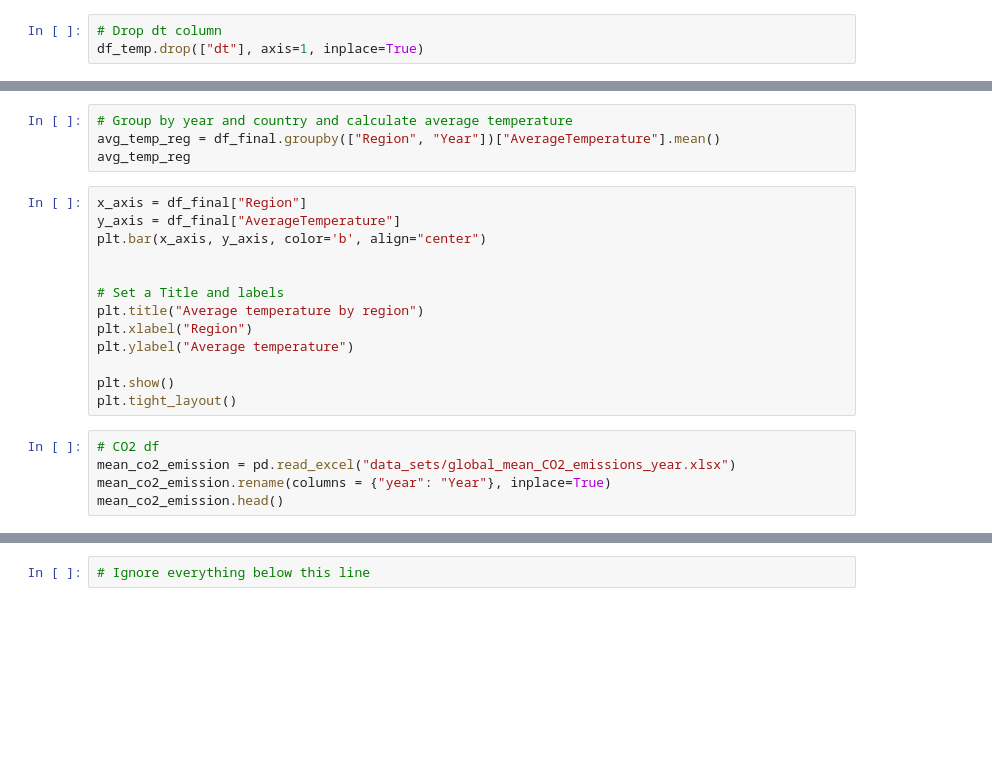
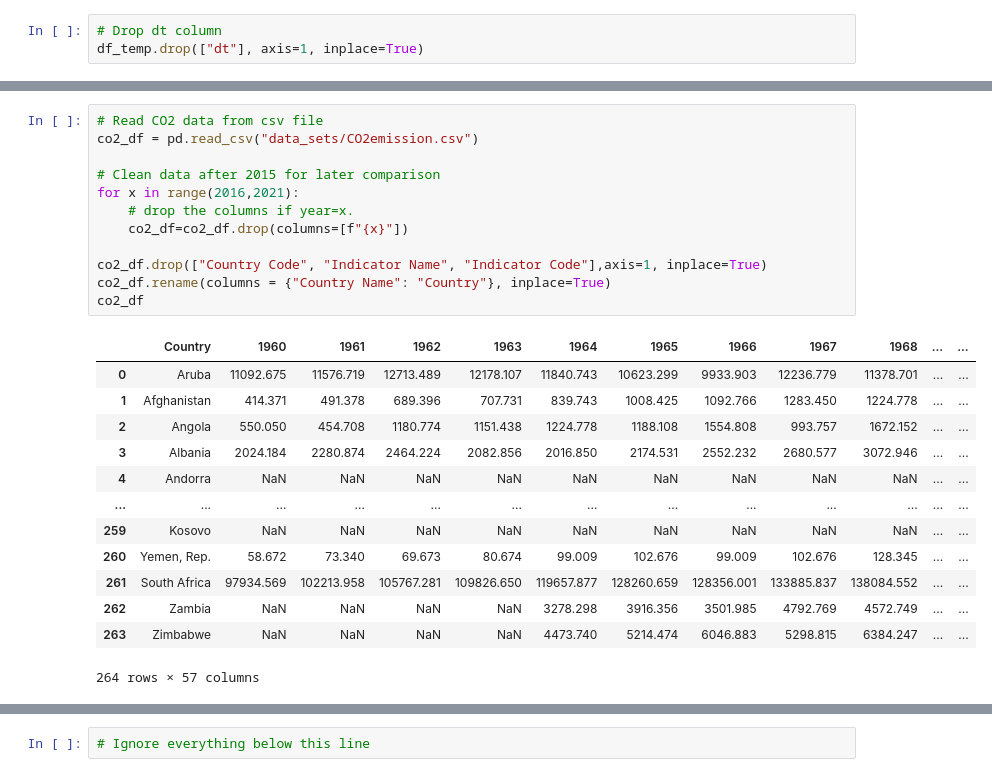
Before and after one commit to Heesu-H/project_1, a Jupyter notebook: ClimateChangePy.ipynb, the cells around one changed output, grey strips where cells are left out. Drawn from its saved outputs; the diff is of its cells as text; blank space fills up the shorter version.

```diff
--- a/ClimateChangePy.ipynb
+++ b/ClimateChangePy.ipynb
@@ -75,22 +176,26 @@ df_final[["Year", "Region", "Country", "AverageTemperature"]]
-# %%
-# Group by year and country and calculate average temperature
-avg_temp_reg = df_final.groupby(["Region", "Year"])["AverageTemperature"].mean()
-avg_temp_reg
-# %%
-x_axis = df_final["Region"]
-y_axis = df_final["AverageTemperature"]
-plt.bar(x_axis, y_axis, color='b', align="center")
-
-
-# Set a Title and labels
-plt.title("Average temperature by region")
-plt.xlabel("Region")
-plt.ylabel("Average temperature")
-
-plt.show()
-plt.tight_layout()
-# %%
-# CO2 df
-mean_co2_emission = pd.read_excel("data_sets/global_mean_CO2_emissions_year.xlsx")
-mean_co2_emission.rename(columns = {"year": "Year"}, inplace=True)
-mean_co2_emission.head()
+# %%
+# Read CO2 data from csv file
+co2_df = pd.read_csv("data_sets/CO2emission.csv")
+
+# Clean data after 2015 for later comparison
+for x in range(2016,2021):
+    # drop the columns if year=x.
+    co2_df=co2_df.drop(columns=[f"{x}"])
+
+co2_df.drop(["Country Code", "Indicator Name", "Indicator Code"],axis=1, inplace=True)
+co2_df.rename(columns = {"Country Name": "Country"}, inplace=True)
+co2_df
+# %% [output]
+|  | Country | 1960 | 1961 | 1962 | 1963 | 1964 | 1965 | 1966 | 1967 | 1968 | ... | ... |
+| 0 | Aruba | 11092.675 | 11576.719 | 12713.489 | 12178.107 | 11840.743 | 10623.299 | 9933.903 | 12236.779 | 11378.701 | ... | ... |
+| 1 | Afghanistan | 414.371 | 491.378 | 689.396 | 707.731 | 839.743 | 1008.425 | 1092.766 | 1283.450 | 1224.778 | ... | ... |
+| 2 | Angola | 550.050 | 454.708 | 1180.774 | 1151.438 | 1224.778 | 1188.108 | 1554.808 | 993.757 | 1672.152 | ... | ... |
+| 3 | Albania | 2024.184 | 2280.874 | 2464.224 | 2082.856 | 2016.850 | 2174.531 | 2552.232 | 2680.577 | 3072.946 | ... | ... |
+| 4 | Andorra | NaN | NaN | NaN | NaN | NaN | NaN | NaN | NaN | NaN | ... | ... |
+| ... | ... | ... | ... | ... | ... | ... | ... | ... | ... | ... | ... | ... |
+| 259 | Kosovo | NaN | NaN | NaN | NaN | NaN | NaN | NaN | NaN | NaN | ... | ... |
+| 260 | Yemen, Rep. | 58.672 | 73.340 | 69.673 | 80.674 | 99.009 | 102.676 | 99.009 | 102.676 | 128.345 | ... | ... |
+| 261 | South Africa | 97934.569 | 102213.958 | 105767.281 | 109826.650 | 119657.877 | 128260.659 | 128356.001 | 133885.837 | 138084.552 | ... | ... |
+| 262 | Zambia | NaN | NaN | NaN | NaN | 3278.298 | 3916.356 | 3501.985 | 4792.769 | 4572.749 | ... | ... |
+| 263 | Zimbabwe | NaN | NaN | NaN | NaN | 4473.740 | 5214.474 | 6046.883 | 5298.815 | 6384.247 | ... | ... |
+264 rows × 57 columns
```
Also changed, not shown: parts of 25 cells of this notebook.
